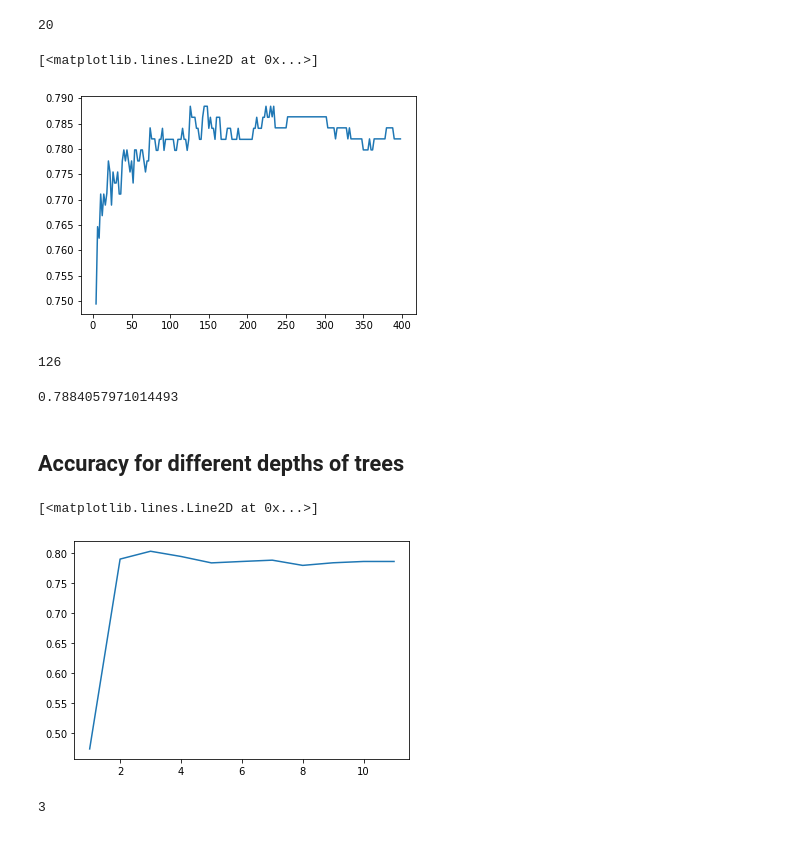
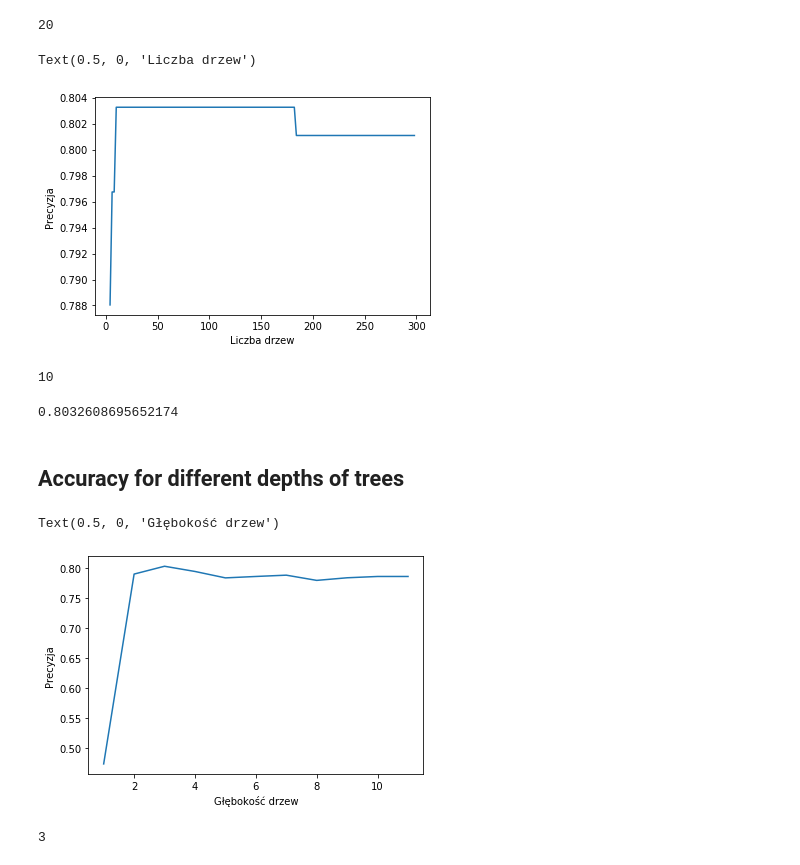
Before and after one commit to paatrycjaa/QoT_estimation, a Jupyter notebook: Testing.ipynb, the cells around one changed output. Saved outputs shown, nothing was run; the diff lists cells and outputs as text; code cells hidden in the pictures.

```diff
--- a/Testing.ipynb
+++ b/Testing.ipynb
@@ -318,7 +304,7 @@ for n in range(int(math.sqrt(n_B)),15*n_B, 2):
         X_train, X_test = X_input[train_index], X_input[test_index]
         Y_train, Y_test = Y_output[train_index], Y_output[test_index]
         n_B=int(math.sqrt(len(X_train)))
-        rf = RandomForestRegressor(n_estimators = n, max_features="auto", random_state = 42)
+        rf = RandomForestRegressor(n_estimators = n,max_depth=11, max_features="auto", random_state = 42)
         rf.fit(X_train, Y_train);
         predictions = rf.predict(X_test)
         predictions=np.round(predictions,0)
@@ -328,18 +314,20 @@ for n in range(int(math.sqrt(n_B)),15*n_B, 2):
     B_values.append(n)
 # %%
 plot(B_values,acc_values)
+plt.ylabel("Precyzja")
+plt.xlabel("Liczba drzew")
 # %% [output]
-[<matplotlib.lines.Line2D at 0x...>]
+Text(0.5, 0, 'Liczba drzew')
-[figure, old version]
+[figure, new version]
 # %%
 best_treeN=[x for (x,y) in zip(B_values,acc_values) if y==max(acc_values)][0]
 best_treeN
 # %% [output]
-126
+10
 # %%
 max(acc_values)
 # %% [output]
-0.7884057971014493
+0.8032608695652174
 # %% [markdown]
 ## Accuracy for different depths of trees
 # %%
@@ -362,9 +350,11 @@ for n in range(1,12):
     Depth_values.append(n)
 # %%
 plot(Depth_values,acc_values1)
+plt.ylabel("Precyzja")
+plt.xlabel("Głębokość drzew")
 # %% [output]
-[<matplotlib.lines.Line2D at 0x...>]
+Text(0.5, 0, 'Głębokość drzew')
-[figure, old version]
+[figure, new version]
 # %%
 best_depth=[x for (x,y) in zip(Depth_values,acc_values1) if y==max(acc_values1)][0]
 best_depth
```
Also changed, not shown: parts of 11 cells of this notebook.
